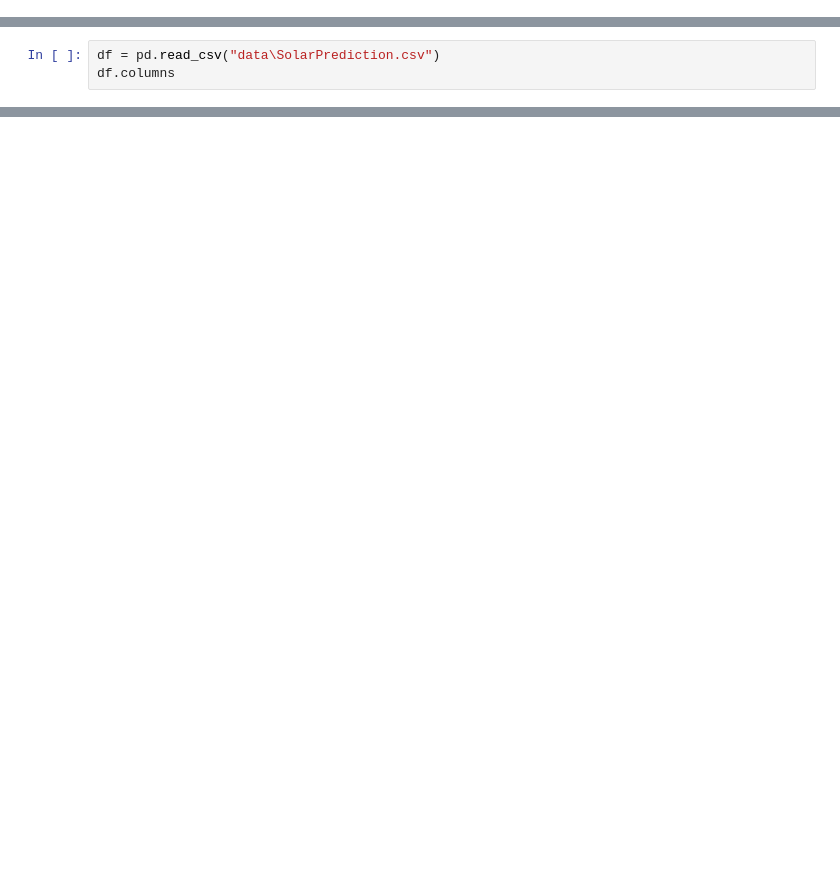
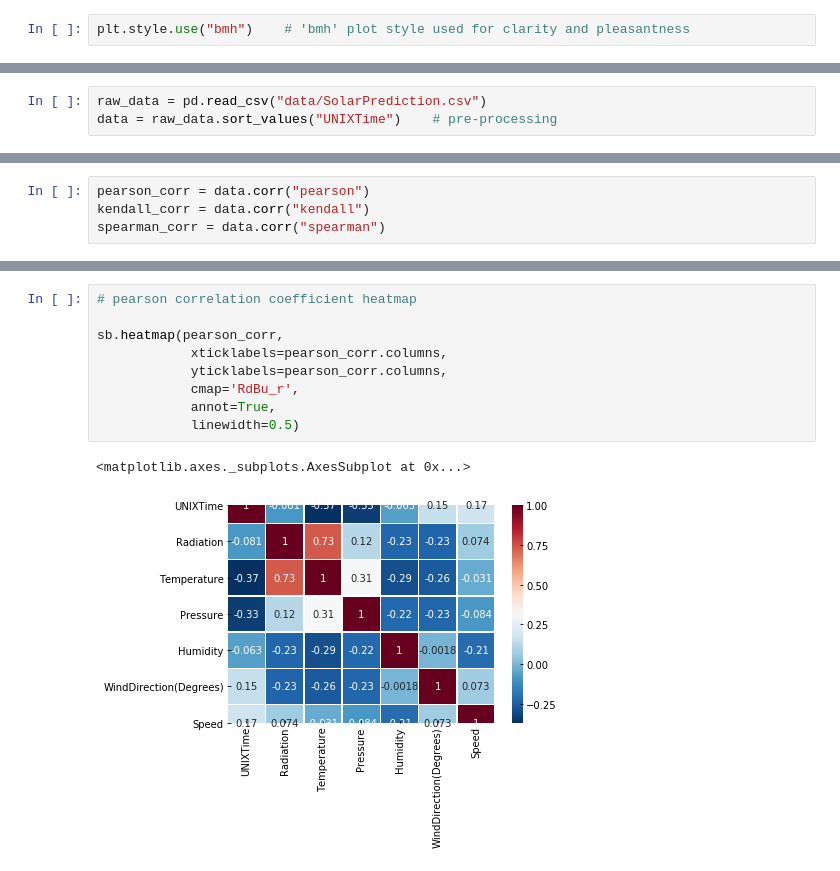
Before and after one commit to kithmini/CS5617-DS, a Jupyter notebook: Solar Radiation Prediction.ipynb, the cells around one changed output, grey strips where cells are left out. Saved outputs shown, nothing was run; the diff lists cells and outputs as text; blank space fills up the shorter version.

```diff
--- a/Solar Radiation Prediction.ipynb
+++ b/Solar Radiation Prediction.ipynb
@@ -3,0 +9,2 @@ import matplotlib.pyplot as plt
+# %%
+plt.style.use("bmh")    # 'bmh' plot style used for clarity and pleasantness
@@ -4,3 +16,3 @@ import matplotlib.pyplot as plt
 # %%
-df = pd.read_csv("data\SolarPrediction.csv")
-df.columns
+raw_data = pd.read_csv("data/SolarPrediction.csv")
+data = raw_data.sort_values("UNIXTime")    # pre-processing
@@ -70,0 +32,4 @@ plt.plot(humidity,radiation)
+# %%
+pearson_corr = data.corr("pearson")
+kendall_corr = data.corr("kendall")
+spearman_corr = data.corr("spearman")
@@ -70,0 +132,12 @@ plt.plot(humidity,radiation)
+# %%
+# pearson correlation coefficient heatmap
+
+sb.heatmap(pearson_corr,
+            xticklabels=pearson_corr.columns,
+            yticklabels=pearson_corr.columns,
+            cmap='RdBu_r',
+            annot=True,
+            linewidth=0.5)
+# %% [output]
+<matplotlib.axes._subplots.AxesSubplot at 0x...>
+[figure, added]
```
Also changed, not shown: parts of 22 cells of this notebook, 1 other file.
